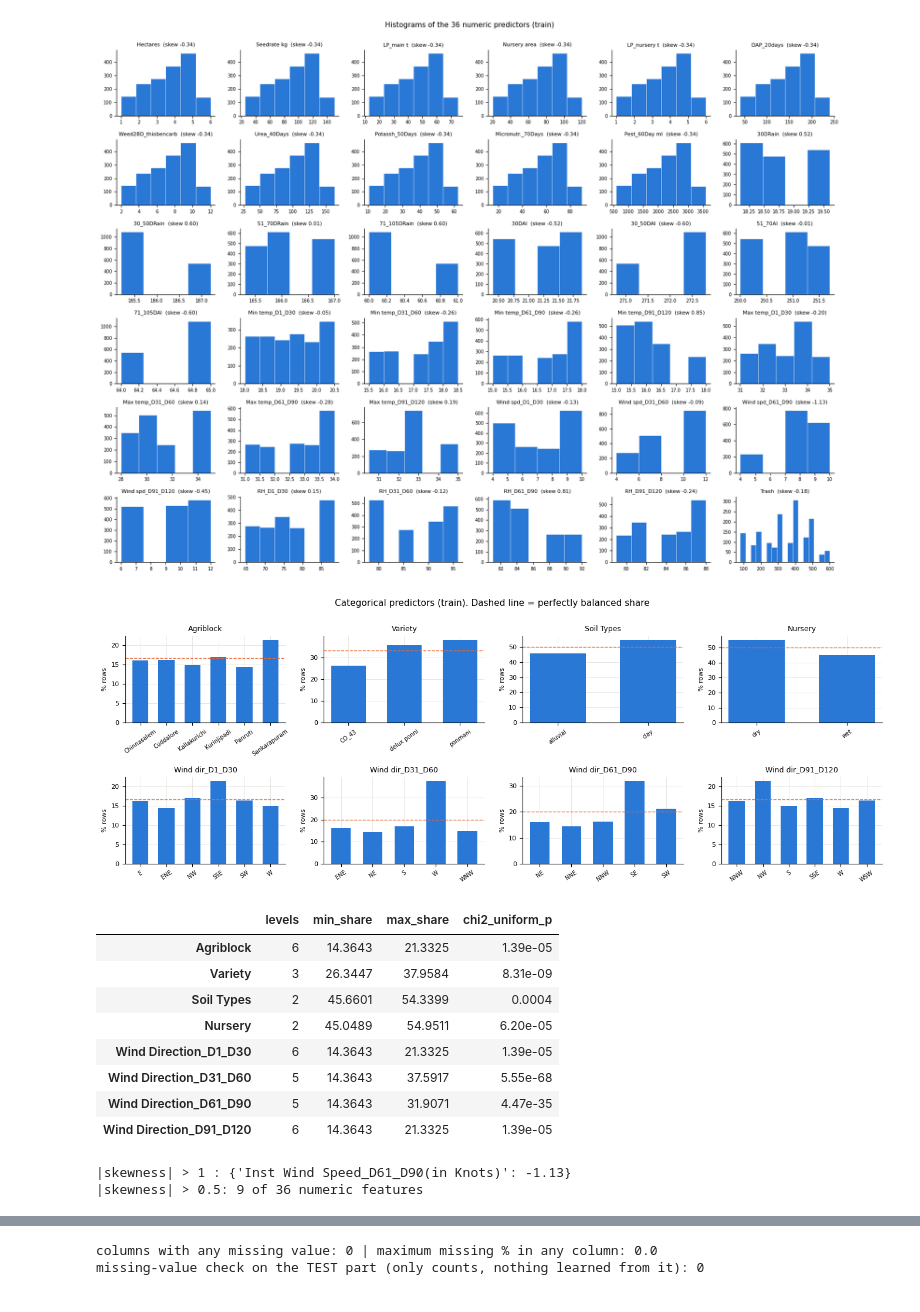
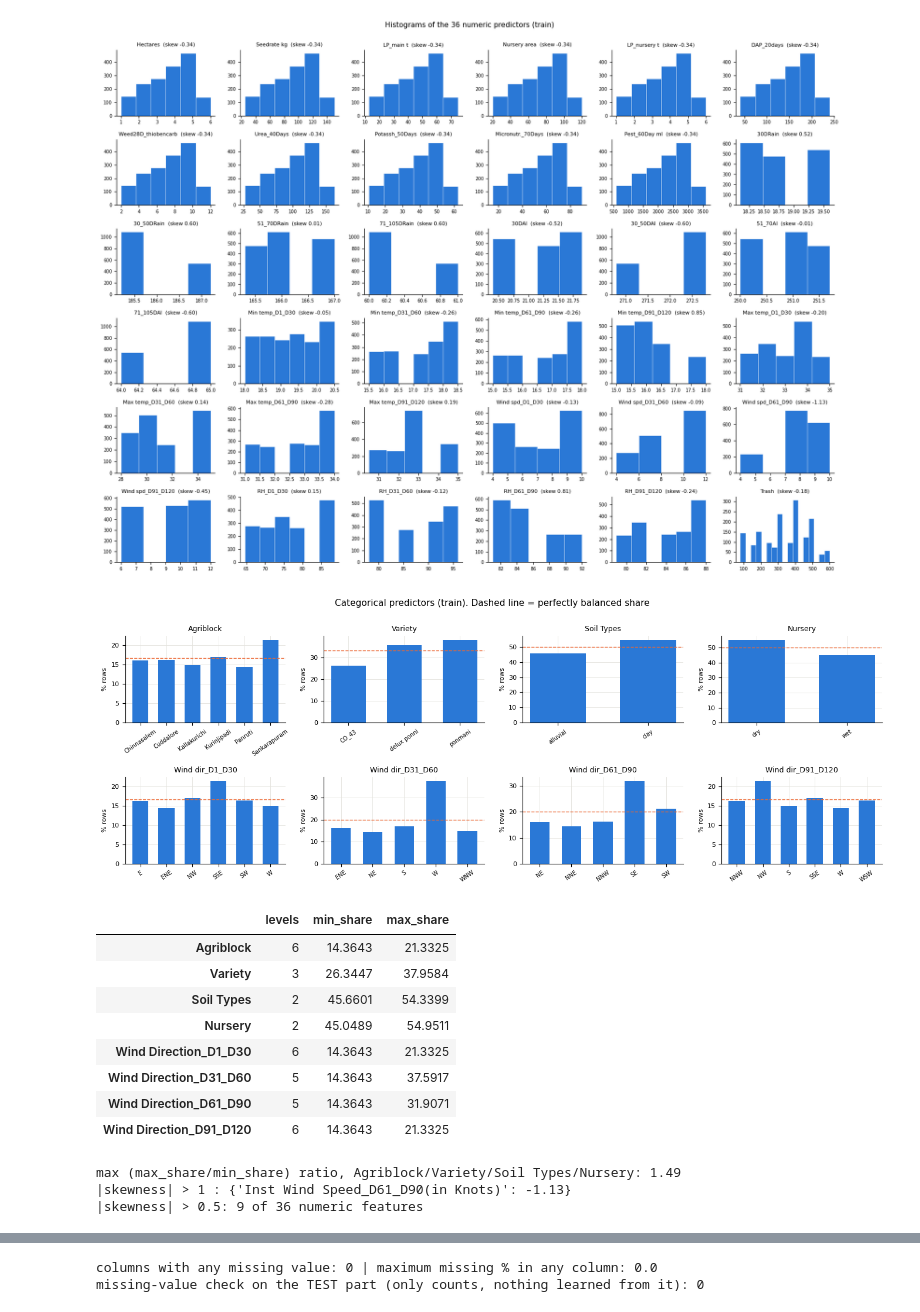
Before and after one commit to phattanaratjeedjeen-sudo/paddy, a Jupyter notebook: src/paddy_ML_regression.ipynb, the cells around one changed output, grey strips where cells are left out. Cells and saved outputs as stored; diff of their text form; code cells hidden in the pictures.

```diff
--- a/src/paddy_ML_regression.ipynb
+++ b/src/paddy_ML_regression.ipynb
@@ -155,20 +92,0 @@ def durbin_watson(e): return np.sum(np.diff(e)**2) / np.sum(e**2)
-# %%
-# ---------- Section 0 ภาพรวม ML flow ----------
-from matplotlib.patches import FancyBboxPatch, FancyArrowPatch
-
-fig, ax = plt.subplots(figsize=(13, 4.3)); ax.set_xlim(0, 13); ax.set_ylim(0, 4.3); ax.axis('off')
-steps = [('1 Problem\nstatement', 0.2, 3.0, BLUE), ('2 Data audit\n(quality, dupes)', 2.4, 3.0, BLUE),
-         ('3 Train / test\nSPLIT (70/30)', 4.6, 3.0, ORANGE), ('4 Target &\nfeature EDA', 6.8, 3.0, BLUE),
-         ('5 Outliers &\nmissing values', 9.0, 3.0, BLUE), ('6 Feature selection\n(filter methods)', 11.0, 3.0, BLUE),
-         ('7 Redundancy &\nextraction (PCA)', 0.2, 0.9, BLUE), ('8 Preprocess\n(fit on TRAIN only)', 2.4, 0.9, ORANGE),
-         ('9 Train models\nOLS / GD / CV', 4.6, 0.9, BLUE), ('10 Diagnose\nassumptions', 6.8, 0.9, BLUE),
-         ('11 Evaluate once\non TEST', 9.0, 0.9, ORANGE), ('12 Discussion &\nconclusion', 11.0, 0.9, BLUE)]
-for t, x, y, c in steps:
-    ax.add_patch(FancyBboxPatch((x, y), 1.9, 1.0, boxstyle='round,pad=0.03,rounding_size=0.08', fc='white', ec=c, lw=1.8))
-    ax.text(x + 0.95, y + 0.5, t, ha='center', va='center', fontsize=8.5, color=INK)
-for i in range(5): ax.add_patch(FancyArrowPatch((2.1 + 2.2*i, 3.5), (2.4 + 2.2*i, 3.5), arrowstyle='-|>', mutation_scale=10, color=GREY))
-ax.add_patch(FancyArrowPatch((11.9, 3.0), (1.15, 1.95), connectionstyle='arc3,rad=0.0', arrowstyle='-|>', mutation_scale=10, color=GREY, lw=0.8, ls=':'))
-for i in range(5): ax.add_patch(FancyArrowPatch((2.1 + 2.2*i, 1.4), (2.4 + 2.2*i, 1.4), arrowstyle='-|>', mutation_scale=10, color=GREY))
-ax.text(6.5, 4.15, 'Orange boxes = the leakage guards: split BEFORE any data-driven step, statistics fitted on TRAIN only, TEST touched once.',
-        ha='center', fontsize=9, color=INK)
-plt.show()
@@ -638,24 +591,25 @@ plt.suptitle('Histograms of the 36 numeric predictors (train)', y=1.0, fontsize=
 # %%
 fig, ax = grid(len(CAT), 4, 3.4, 2.5)
 for a, c in zip(ax, CAT):
     vc = tr[c].value_counts(normalize=True).sort_index() * 100
     a.bar(vc.index, vc.values, color=BLUE, width=0.62); a.set_title(short(c), fontsize=9); a.set_ylabel('% rows', fontsize=8); a.tick_params(axis='x', rotation=35, labelsize=7); a.axhline(100/len(vc), color=ORANGE, lw=1, ls='--')
 plt.suptitle('Categorical predictors (train). Dashed line = perfectly balanced share', y=1.0, fontsize=11); plt.tight_layout(); plt.show()
-bal = pd.DataFrame({c: dict(levels=tr[c].nunique(), min_share=tr[c].value_counts(normalize=True).min()*100, max_share=tr[c].value_counts(normalize=True).max()*100,
-                            chi2_uniform_p=stats.chisquare(tr[c].value_counts().values)[1]) for c in CAT}).T
+bal = pd.DataFrame({c: dict(levels=tr[c].nunique(), min_share=tr[c].value_counts(normalize=True).min()*100, max_share=tr[c].value_counts(normalize=True).max()*100) for c in CAT}).T
 display(bal)
+print('max (max_share/min_share) ratio, Agriblock/Variety/Soil Types/Nursery:', round((bal.loc[['Agriblock','Variety','Soil Types','Nursery']].max_share / bal.loc[['Agriblock','Variety','Soil Types','Nursery']].min_share).max(), 2))
 sk = tr[NUM].skew().sort_values(); print('|skewness| > 1 :', sk[sk.abs() > 1].round(2).to_dict()); print('|skewness| > 0.5:', len(sk[sk.abs() > 0.5]), 'of', len(sk), 'numeric features')
 # %% [output]
 [figure]
-|  | levels | min_share | max_share | chi2_uniform_p |
-| Agriblock | 6 | 14.3643 | 21.3325 | 1.39e-05 |
-| Variety | 3 | 26.3447 | 37.9584 | 8.31e-09 |
-| Soil Types | 2 | 45.6601 | 54.3399 | 0.0004 |
-| Nursery | 2 | 45.0489 | 54.9511 | 6.20e-05 |
-| Wind Direction_D1_D30 | 6 | 14.3643 | 21.3325 | 1.39e-05 |
-| Wind Direction_D31_D60 | 5 | 14.3643 | 37.5917 | 5.55e-68 |
-| Wind Direction_D61_D90 | 5 | 14.3643 | 31.9071 | 4.47e-35 |
-| Wind Direction_D91_D120 | 6 | 14.3643 | 21.3325 | 1.39e-05 |
+|  | levels | min_share | max_share |
+| Agriblock | 6 | 14.3643 | 21.3325 |
+| Variety | 3 | 26.3447 | 37.9584 |
+| Soil Types | 2 | 45.6601 | 54.3399 |
+| Nursery | 2 | 45.0489 | 54.9511 |
+| Wind Direction_D1_D30 | 6 | 14.3643 | 21.3325 |
+| Wind Direction_D31_D60 | 5 | 14.3643 | 37.5917 |
+| Wind Direction_D61_D90 | 5 | 14.3643 | 31.9071 |
+| Wind Direction_D91_D120 | 6 | 14.3643 | 21.3325 |
+max (max_share/min_share) ratio, Agriblock/Variety/Soil Types/Nursery: 1.49
 |skewness| > 1 : {'Inst Wind Speed_D61_D90(in Knots)': -1.13}
 |skewness| > 0.5: 9 of 36 numeric features
 # %% [markdown]
```
Also changed, not shown: parts of 85 cells of this notebook, 1 other file.
